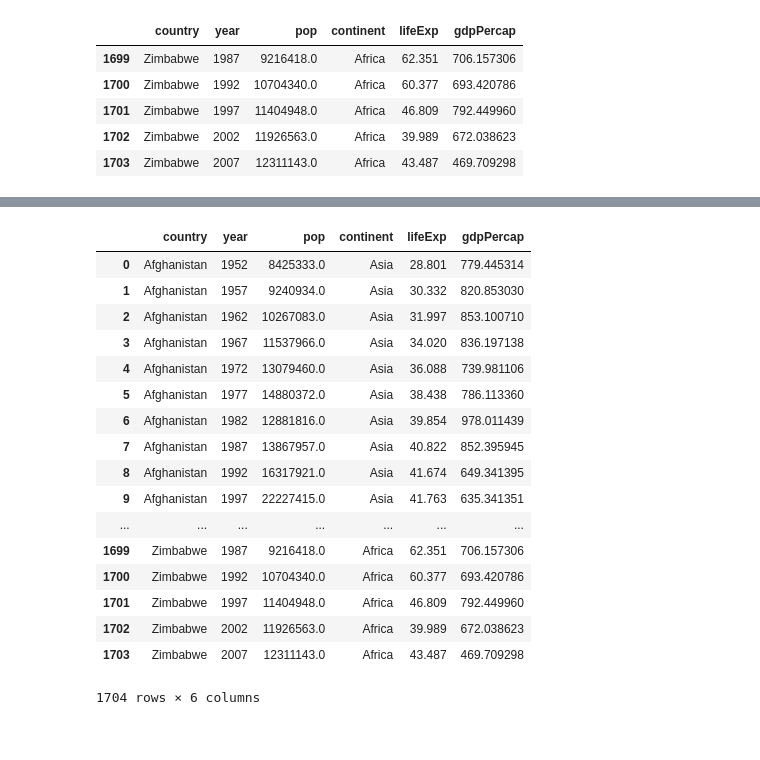
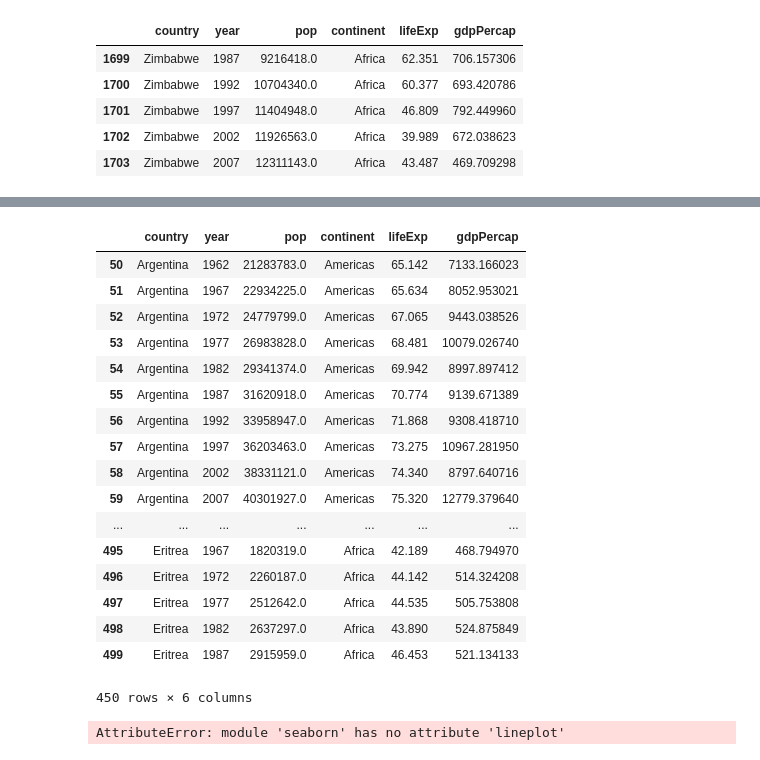
Before and after one commit to joanh3aly/GMIT-2-programming-project, a Jupyter notebook: programming-project.ipynb, the cells around one changed output, grey strips where cells are left out. Saved outputs shown, nothing was run; the diff lists cells and outputs as text; code cells hidden in the pictures.

```diff
--- a/programming-project.ipynb
+++ b/programming-project.ipynb
@@ -82,23 +90,27 @@ I would also assume that in general life expectancies increase over time, especi
 
 I would assume that countries that transition from communist economies to capitalist ones don't necessarily have increasing life expectancies, but that the relationship of class becomes the causal factor.
 # %%
-df
+df[50:500]
 # %% [output]
 |  | country | year | pop | continent | lifeExp | gdpPercap |
-| 0 | Afghanistan | 1952 | 8425333.0 | Asia | 28.801 | 779.445314 |
-| 1 | Afghanistan | 1957 | 9240934.0 | Asia | 30.332 | 820.853030 |
-| 2 | Afghanistan | 1962 | 10267083.0 | Asia | 31.997 | 853.100710 |
-| 3 | Afghanistan | 1967 | 11537966.0 | Asia | 34.020 | 836.197138 |
-| 4 | Afghanistan | 1972 | 13079460.0 | Asia | 36.088 | 739.981106 |
-| 5 | Afghanistan | 1977 | 14880372.0 | Asia | 38.438 | 786.113360 |
-| 6 | Afghanistan | 1982 | 12881816.0 | Asia | 39.854 | 978.011439 |
-| 7 | Afghanistan | 1987 | 13867957.0 | Asia | 40.822 | 852.395945 |
-| 8 | Afghanistan | 1992 | 16317921.0 | Asia | 41.674 | 649.341395 |
-| 9 | Afghanistan | 1997 | 22227415.0 | Asia | 41.763 | 635.341351 |
+| 50 | Argentina | 1962 | 21283783.0 | Americas | 65.142 | 7133.166023 |
+| 51 | Argentina | 1967 | 22934225.0 | Americas | 65.634 | 8052.953021 |
+| 52 | Argentina | 1972 | 24779799.0 | Americas | 67.065 | 9443.038526 |
+| 53 | Argentina | 1977 | 26983828.0 | Americas | 68.481 | 10079.026740 |
+| 54 | Argentina | 1982 | 29341374.0 | Americas | 69.942 | 8997.897412 |
+| 55 | Argentina | 1987 | 31620918.0 | Americas | 70.774 | 9139.671389 |
+| 56 | Argentina | 1992 | 33958947.0 | Americas | 71.868 | 9308.418710 |
+| 57 | Argentina | 1997 | 36203463.0 | Americas | 73.275 | 10967.281950 |
+| 58 | Argentina | 2002 | 38331121.0 | Americas | 74.340 | 8797.640716 |
+| 59 | Argentina | 2007 | 40301927.0 | Americas | 75.320 | 12779.379640 |
 | ... | ... | ... | ... | ... | ... | ... |
-| 1699 | Zimbabwe | 1987 | 9216418.0 | Africa | 62.351 | 706.157306 |
-| 1700 | Zimbabwe | 1992 | 10704340.0 | Africa | 60.377 | 693.420786 |
-| 1701 | Zimbabwe | 1997 | 11404948.0 | Africa | 46.809 | 792.449960 |
-| 1702 | Zimbabwe | 2002 | 11926563.0 | Africa | 39.989 | 672.038623 |
-| 1703 | Zimbabwe | 2007 | 12311143.0 | Africa | 43.487 | 469.709298 |
+| 495 | Eritrea | 1967 | 1820319.0 | Africa | 42.189 | 468.794970 |
+| 496 | Eritrea | 1972 | 2260187.0 | Africa | 44.142 | 514.324208 |
+| 497 | Eritrea | 1977 | 2512642.0 | Africa | 44.535 | 505.753808 |
+| 498 | Eritrea | 1982 | 2637297.0 | Africa | 43.890 | 524.875849 |
+| 499 | Eritrea | 1987 | 2915959.0 | Africa | 46.453 | 521.134133 |
-1704 rows × 6 columns
+450 rows × 6 columns
+# %%
+sns.lineplot(x="country", y="year", data=df)
+# %% [output]
+AttributeError: module 'seaborn' has no attribute 'lineplot'
```
Also changed, not shown: parts of 2 cells of this notebook, 2 other files.
